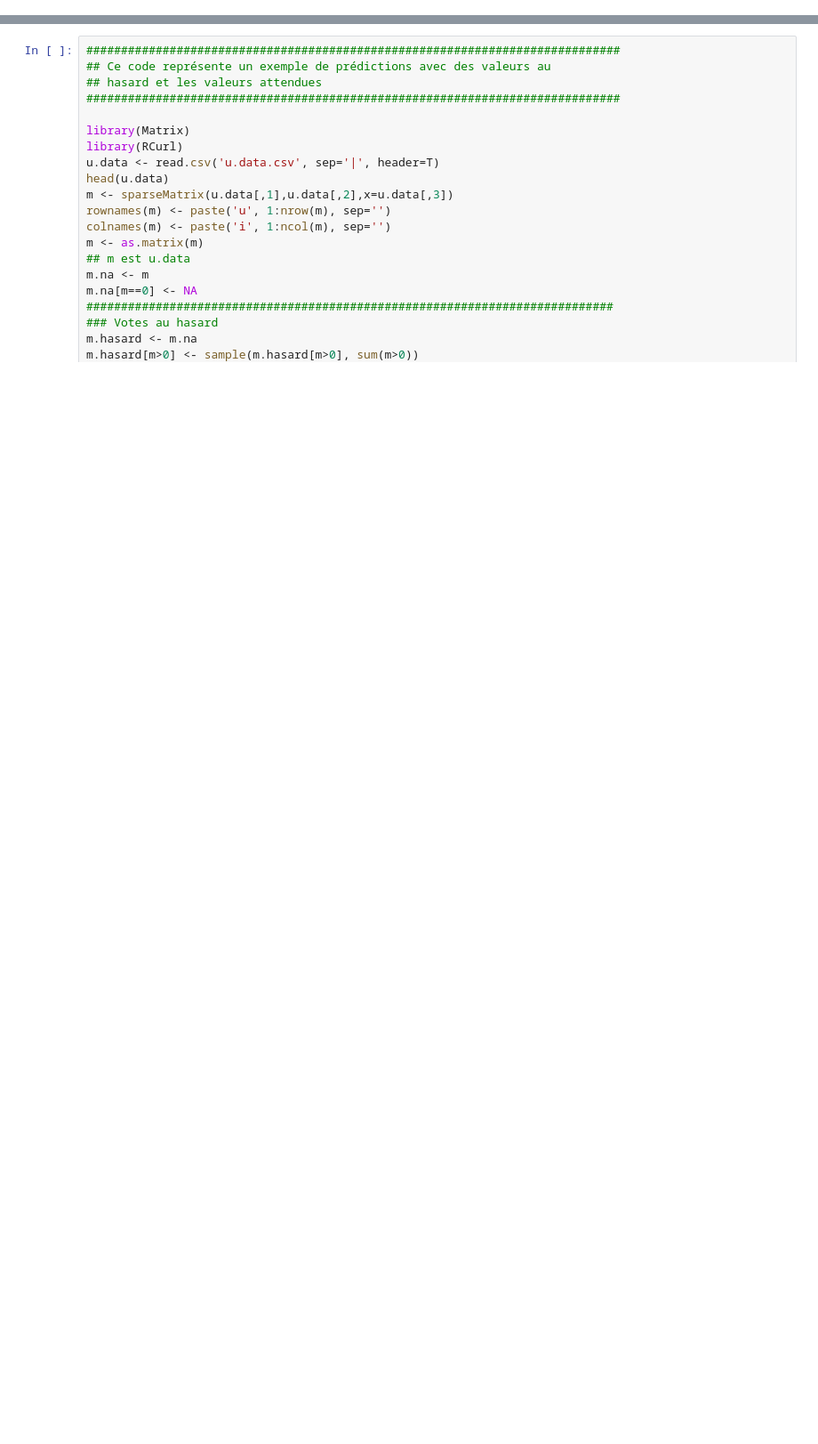
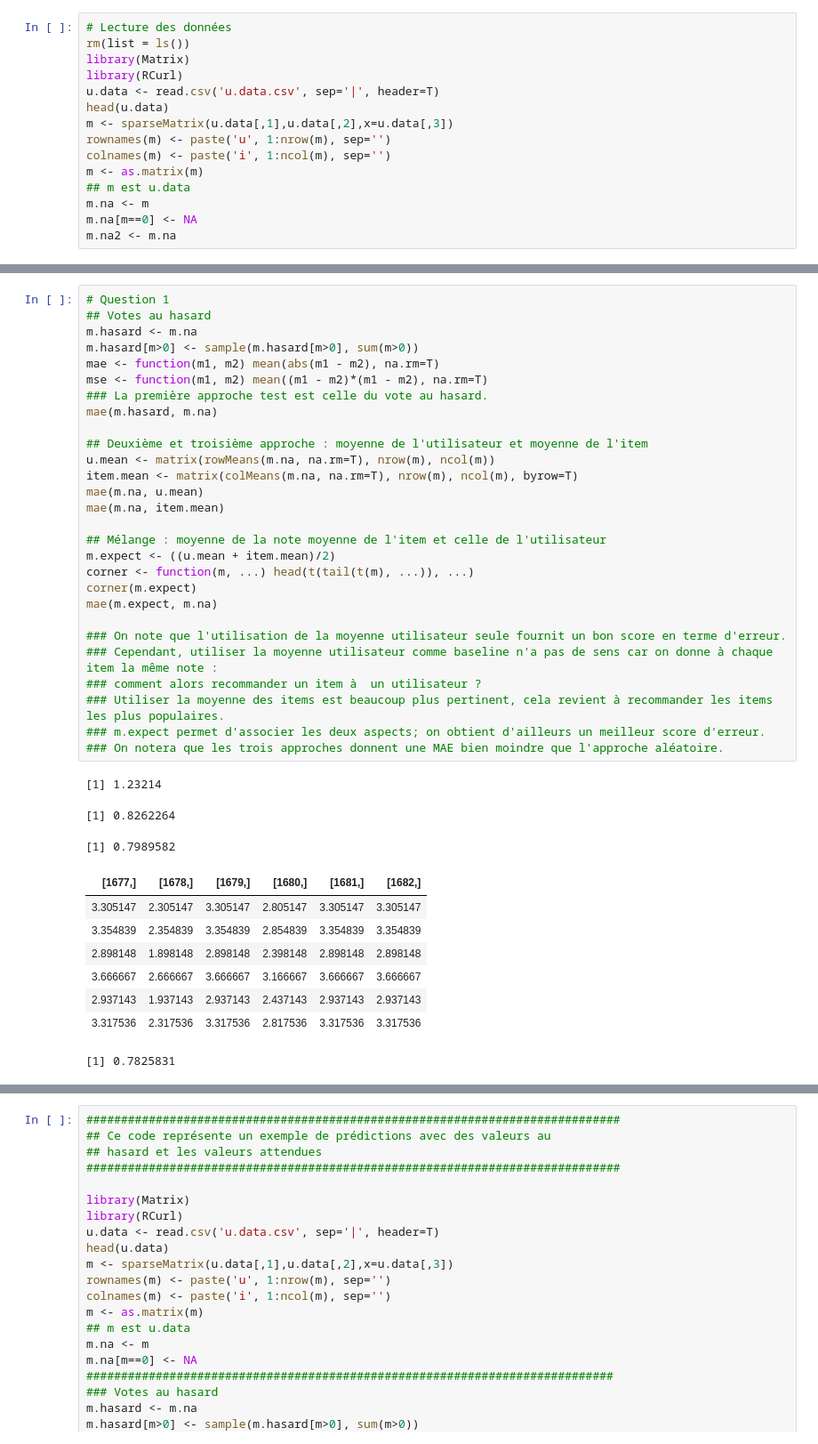
Before and after one commit to jtib/log6308, a Jupyter notebook: tp3/TP3.ipynb, the cells around one changed output, grey strips where cells are left out. Shown at 89% size. Saved outputs shown, nothing was run; the diff lists cells and outputs as text; blank space fills up the shorter version.

```diff
--- a/tp3/TP3.ipynb
+++ b/tp3/TP3.ipynb
@@ -0,0 +1,15 @@
+# %%
+# Lecture des données
+rm(list = ls())
+library(Matrix)
+library(RCurl)
+u.data <- read.csv('u.data.csv', sep='|', header=T)
+head(u.data)
+m <- sparseMatrix(u.data[,1],u.data[,2],x=u.data[,3])
+rownames(m) <- paste('u', 1:nrow(m), sep='')
+colnames(m) <- paste('i', 1:ncol(m), sep='')
+m <- as.matrix(m)
+## m est u.data
+m.na <- m
+m.na[m==0] <- NA
+m.na2 <- m.na
@@ -0,0 +24,40 @@
+# %%
+# Question 1
+## Votes au hasard
+m.hasard <- m.na
+m.hasard[m>0] <- sample(m.hasard[m>0], sum(m>0))
+mae <- function(m1, m2) mean(abs(m1 - m2), na.rm=T)
+mse <- function(m1, m2) mean((m1 - m2)*(m1 - m2), na.rm=T)
+### La première approche test est celle du vote au hasard.
+mae(m.hasard, m.na)
+
+## Deuxième et troisième approche : moyenne de l'utilisateur et moyenne de l'item
+u.mean <- matrix(rowMeans(m.na, na.rm=T), nrow(m), ncol(m))
+item.mean <- matrix(colMeans(m.na, na.rm=T), nrow(m), ncol(m), byrow=T)
+mae(m.na, u.mean)
+mae(m.na, item.mean)
+
+## Mélange : moyenne de la note moyenne de l'item et celle de l'utilisateur
+m.expect <- ((u.mean + item.mean)/2)
+corner <- function(m, ...) head(t(tail(t(m), ...)), ...)
+corner(m.expect)
+mae(m.expect, m.na)
+
+### On note que l'utilisation de la moyenne utilisateur seule fournit un bon score en terme d'erreur.
+### Cependant, utiliser la moyenne utilisateur comme baseline n'a pas de sens car on donne à chaque item la même note :
+### comment alors recommander un item à  un utilisateur ?
+### Utiliser la moyenne des items est beaucoup plus pertinent, cela revient à recommander les items les plus populaires.
+### m.expect permet d'associer les deux aspects; on obtient d'ailleurs un meilleur score d'erreur.
+### On notera que les trois approches donnent une MAE bien moindre que l'approche aléatoire.
+# %% [output]
+[1] 1.23214
+[1] 0.8262264
+[1] 0.7989582
+| [1677,] | [1678,] | [1679,] | [1680,] | [1681,] | [1682,] |
+| 3.305147 | 2.305147 | 3.305147 | 2.805147 | 3.305147 | 3.305147 |
+| 3.354839 | 2.354839 | 3.354839 | 2.854839 | 3.354839 | 3.354839 |
+| 2.898148 | 1.898148 | 2.898148 | 2.398148 | 2.898148 | 2.898148 |
+| 3.666667 | 2.666667 | 3.666667 | 3.166667 | 3.666667 | 3.666667 |
+| 2.937143 | 1.937143 | 2.937143 | 2.437143 | 2.937143 | 2.937143 |
+| 3.317536 | 2.317536 | 3.317536 | 2.817536 | 3.317536 | 3.317536 |
+[1] 0.7825831
```
Also changed, not shown: parts of 10 cells of this notebook.
